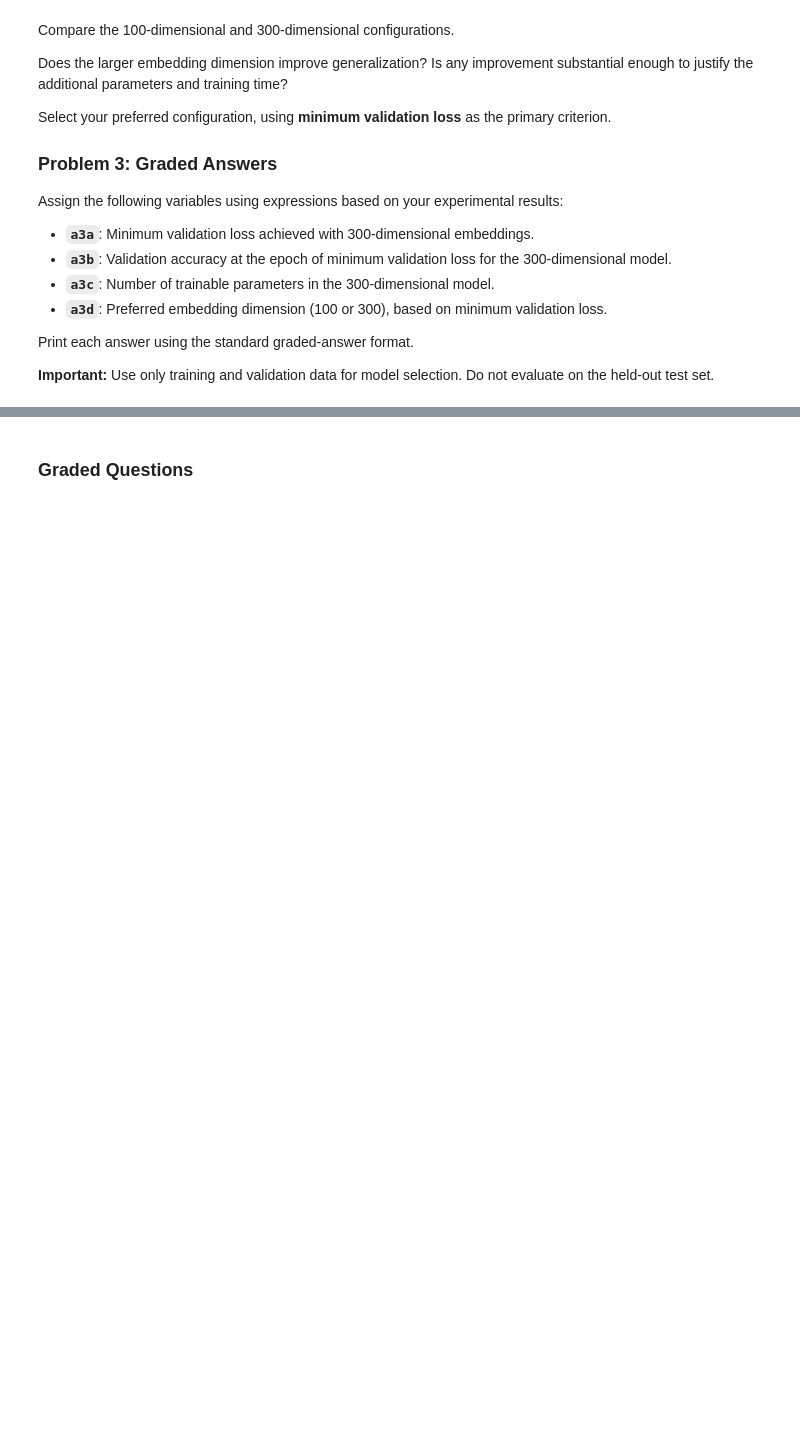
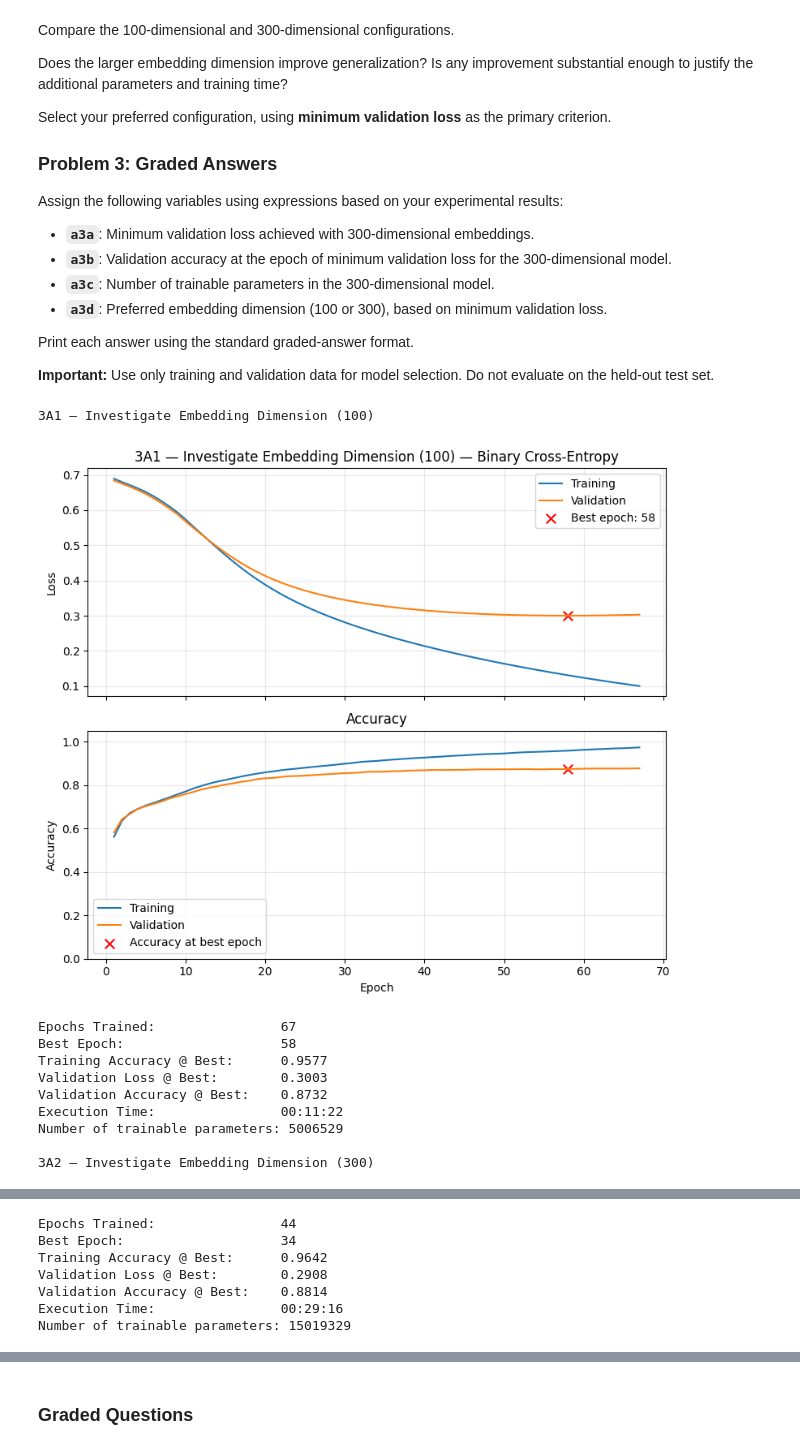
Before and after one commit to veniola/DX703-Assignments, a Jupyter notebook: Homework_07.ipynb, the cells around one changed output, grey strips where cells are left out. Drawn from its saved outputs; the diff is of its cells as text; code cells hidden in the pictures; blank space fills up the shorter version.

```diff
--- a/Homework_07.ipynb
+++ b/Homework_07.ipynb
@@ -1497,10 +1529,18 @@ Print each answer using the standard graded-answer format.
 # ------------------------------------------------
 # Part A1: Investigate Embedding Dimension (100)
 # ------------------------------------------------
-training_vocabulary_size = x0_000
-max_text_length          = x00
+training_vocabulary_size = 50_000
+max_text_length          = 500
 
 embedding_dimension      = 100
+
+# Re-load 100-dimensional GloVe vectors to ensure embeddings_index matches
+glove_path_100 = Path(f"glove.6B/glove.6B.{embedding_dimension}d.txt")
+embeddings_index = {}
+with glove_path_100.open(encoding="utf8") as f:
+    for line in f:
+        word, *vec = line.split()
+        embeddings_index[word] = np.asarray(vec, dtype="float32")
 
 # Construct embedding matrix
 embedding_matrix = np.zeros(
@@ -1522,6 +1562,10 @@ for word, raw_idx in word_index.items():
             embedding_matrix[idx] = vec
             matched += 1
 
+# Re-prepare sequences
+X_train_3A1 = prepare_sequences(X_train_raw, training_vocabulary_size, max_text_length)
+X_val_3A1 = prepare_sequences(X_val_raw, training_vocabulary_size, max_text_length)
+
 # Build model
 model_embedding_3A1 = Sequential([
     Input(shape=(max_text_length,), dtype="int32"),
@@ -1542,23 +1586,35 @@ model_embedding_3A1 = Sequential([
 # Train model
 results_3A1 = train_and_validate(
     model_embedding_3A1,
-    X_train, y_train,
-    X_val, y_val,
+    X_train_3A1, y_train,
+    X_val_3A1, y_val,
     epochs=100,
     optimizer="Adam",
     lr_schedule=1e-4,
     use_early_stopping=True,
     patience=10,
     title="3A1 — Investigate Embedding Dimension (100)"
+)
+
+# Print number of trainable parameters
+print(f"Number of trainable parameters: {model_embedding_3A1.count_params()}")
 
 
 # ------------------------------------------------
 # Part A2: Investigate Embedding Dimension (300)
 # ------------------------------------------------
-training_vocabulary_size = x0_000
-max_text_length          = x00
+training_vocabulary_size = 50_000
+max_text_length          = 500
 
 embedding_dimension      = 300
+
+# Re-load 300-dimensional GloVe vectors to resolve the broadcasting mismatch
+glove_path_300 = Path(f"glove.6B/glove.6B.{embedding_dimension}d.txt")
+embeddings_index = {}
+with glove_path_300.open(encoding="utf8") as f:
+    for line in f:
+        word, *vec = line.split()
+        embeddings_index[word] = np.asarray(vec, dtype="float32")
 
 # Construct embedding matrix
 embedding_matrix = np.zeros(
@@ -1579,32 +1635,52 @@ for word, raw_idx in word_index.items():
         if vec is not None:
             embedding_matrix[idx] = vec
             matched += 1
 
+# Re-prepare sequences
+X_train_3A2 = prepare_sequences(X_train_raw, training_vocabulary_size, max_text_length)
+X_val_3A2 = prepare_sequences(X_val_raw, training_vocabulary_size, max_text_length)
+
 # Build model
 model_embedding_3A2 = Sequential([
     Input(shape=(max_text_length,), dtype="int32"),
 
     Embedding(
         input_dim=training_vocabulary_size,
         output_dim=embedding_dimension,
         weights=[embedding_matrix],
         mask_zero=True,          # exclude padding from pooling
         trainable=True          # unfreeze pretrained embeddings
     ),
 
     GlobalAveragePooling1D(),    # average word embeddings
     Dense(64, activation="relu"),   # added hidden dense layer
     Dense(1, activation="sigmoid")
 ])
 
 # Train model
 results_3A2 = train_and_validate(
     model_embedding_3A2,
-    X_train, y_train,
-    X_val, y_val,
+    X_train_3A2, y_train,
+    X_val_3A2, y_val,
     epochs=100,
     optimizer="Adam",
     lr_schedule=1e-4,
     use_early_stopping=True,
     patience=10,
     title="3A2 — Investigate Embedding Dimension (300)"
+)
+
+# Print number of trainable parameters
+print(f"Number of trainable parameters: {model_embedding_3A2.count_params()}")
+# %% [output]
+3A1 — Investigate Embedding Dimension (100)
+[figure, added]
+Epochs Trained:                67
+Best Epoch:                    58
+Training Accuracy @ Best:      0.9577
+Validation Loss @ Best:        0.3003
+Validation Accuracy @ Best:    0.8732
+Execution Time:                00:11:22
+Number of trainable parameters: 5006529
+
+3A2 — Investigate Embedding Dimension (300)
@@ -1611,3 +1688,10 @@ results_3A2 = train_and_validate(
+Epochs Trained:                44
+Best Epoch:                    34
+Training Accuracy @ Best:      0.9642
+Validation Loss @ Best:        0.2908
+Validation Accuracy @ Best:    0.8814
+Execution Time:                00:29:16
+Number of trainable parameters: 15019329
 # %%
 # ==========================================
 # Problem 3: Exploring Embedding Dimension
```
Also changed, not shown: parts of 23 cells of this notebook.
